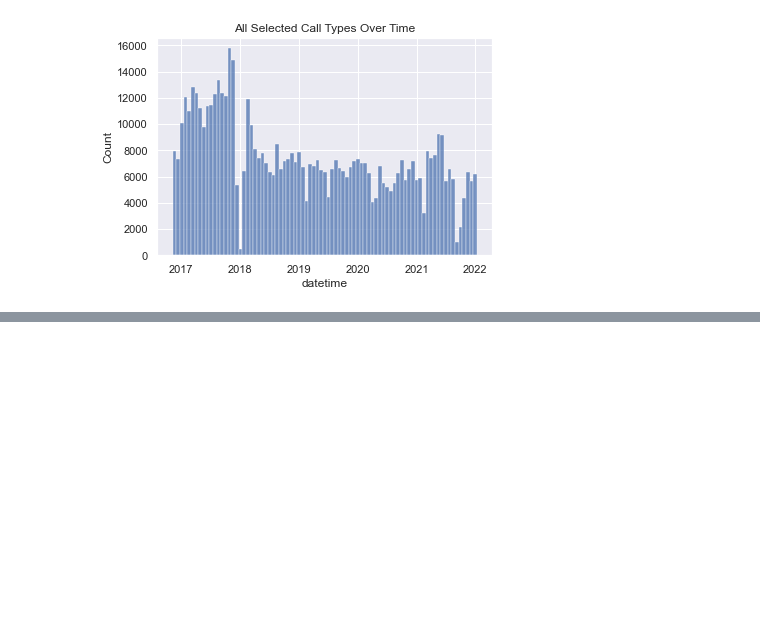
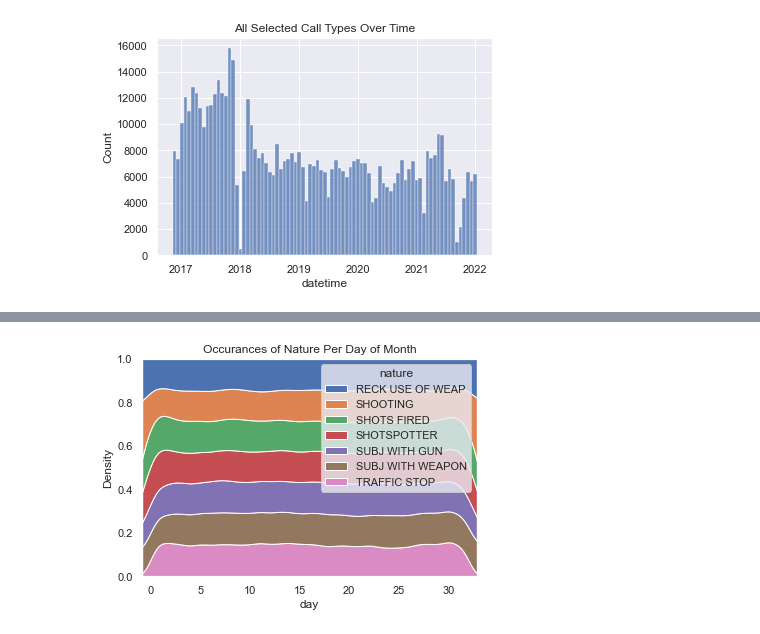
Before and after one commit to GrantFass/CS3300-FinalProject, a Jupyter notebook: CS 3300 011 Data Science Final Project.ipynb, the cells around one changed output, grey strips where cells are left out. Cells and saved outputs as stored; diff of their text form; code cells hidden in the pictures; blank space fills up the shorter version.

```diff
--- a/CS 3300 011 Data Science Final Project.ipynb
+++ b/CS 3300 011 Data Science Final Project.ipynb
@@ -901 +194,7 @@ stacked_data
+# %%
+sns.kdeplot(x=stacked_data["day"], hue=stacked_data["nature"], common_norm=False, multiple="fill", alpha=1)
+plt.title("Occurances of Nature Per Day of Month")
+plt.show()
+# %% [output]
+[figure, added]
 # %%
```
Also changed, not shown: parts of 112 cells of this notebook, 4 other files.
